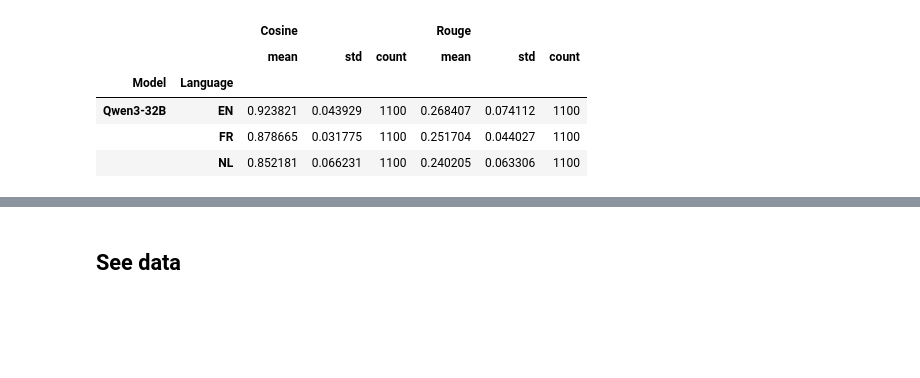
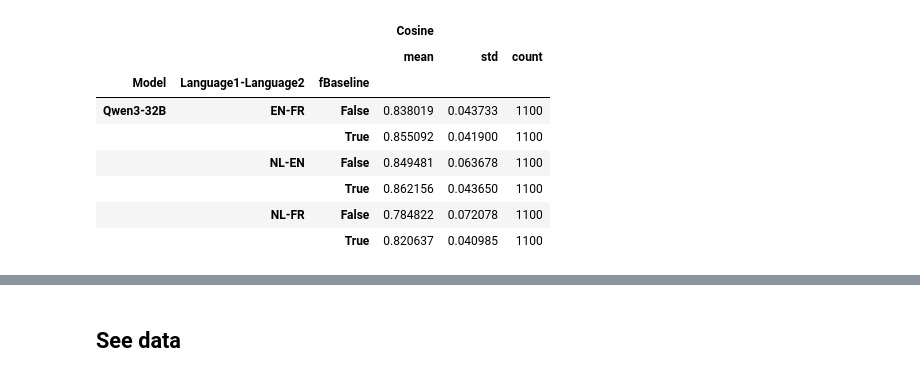
Before and after one commit to imruhi/perspectiveRAG, a Jupyter notebook: RAG/viz_metrics.ipynb, the cells around one changed output, grey strips where cells are left out. Saved outputs shown, nothing was run; the diff lists cells and outputs as text; code cells hidden in the pictures; blank space fills up the shorter version.

```diff
--- a/RAG/viz_metrics.ipynb
+++ b/RAG/viz_metrics.ipynb
@@ -28,10 +28,13 @@ baseline_compare.head() # compare specific language and its baseline eg french1<
 # %%
-lang_compare.drop("Question", axis=1).groupby(["Model","Language"]).agg(['mean', 'std', 'count'])
+lang_compare.drop("Question", axis=1).groupby(["Model","Language1-Language2", "fBaseline"]).agg(['mean', 'std', 'count'])
 # %% [output]
-|  |  | Cosine |  |  | Rouge |  |  |
-|  |  | mean | std | count | mean | std | count |
-| Model | Language |  |  |  |  |  |  |
-| Qwen3-32B | EN | 0.923821 | 0.043929 | 1100 | 0.268407 | 0.074112 | 1100 |
-|  | FR | 0.878665 | 0.031775 | 1100 | 0.251704 | 0.044027 | 1100 |
-|  | NL | 0.852181 | 0.066231 | 1100 | 0.240205 | 0.063306 | 1100 |
+|  |  |  | Cosine |  |  |
+|  |  |  | mean | std | count |
+| Model | Language1-Language2 | fBaseline |  |  |  |
+| Qwen3-32B | EN-FR | False | 0.838019 | 0.043733 | 1100 |
+|  |  | True | 0.855092 | 0.041900 | 1100 |
+|  | NL-EN | False | 0.849481 | 0.063678 | 1100 |
+|  |  | True | 0.862156 | 0.043650 | 1100 |
+|  | NL-FR | False | 0.784822 | 0.072078 | 1100 |
+|  |  | True | 0.820637 | 0.040985 | 1100 |
 # %%
```
Also changed, not shown: parts of 10 cells of this notebook.
